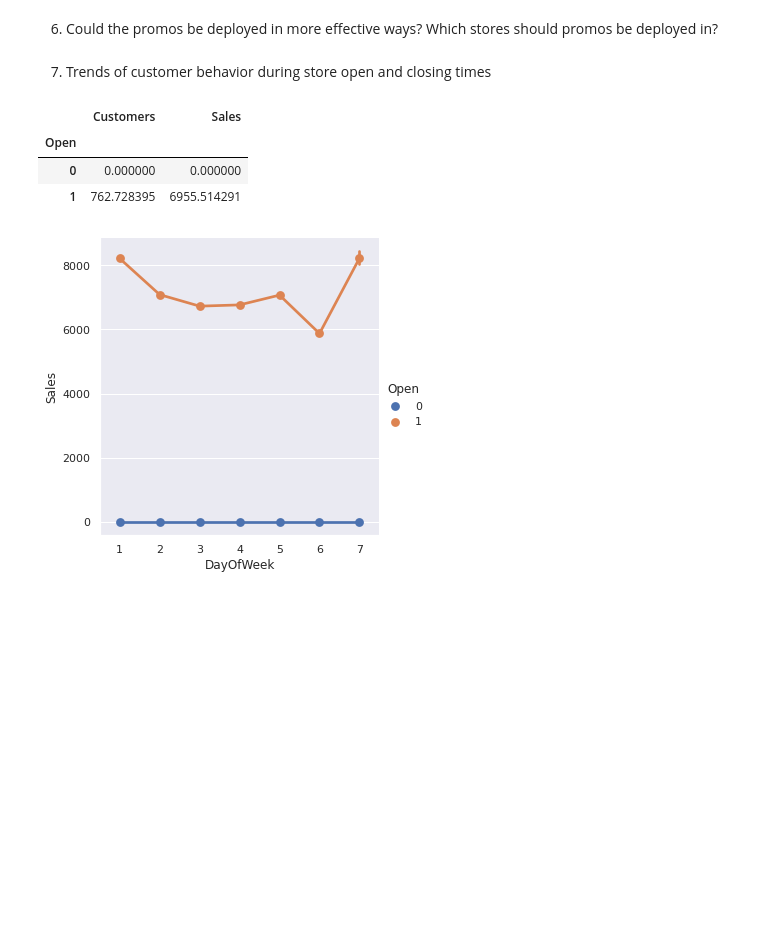
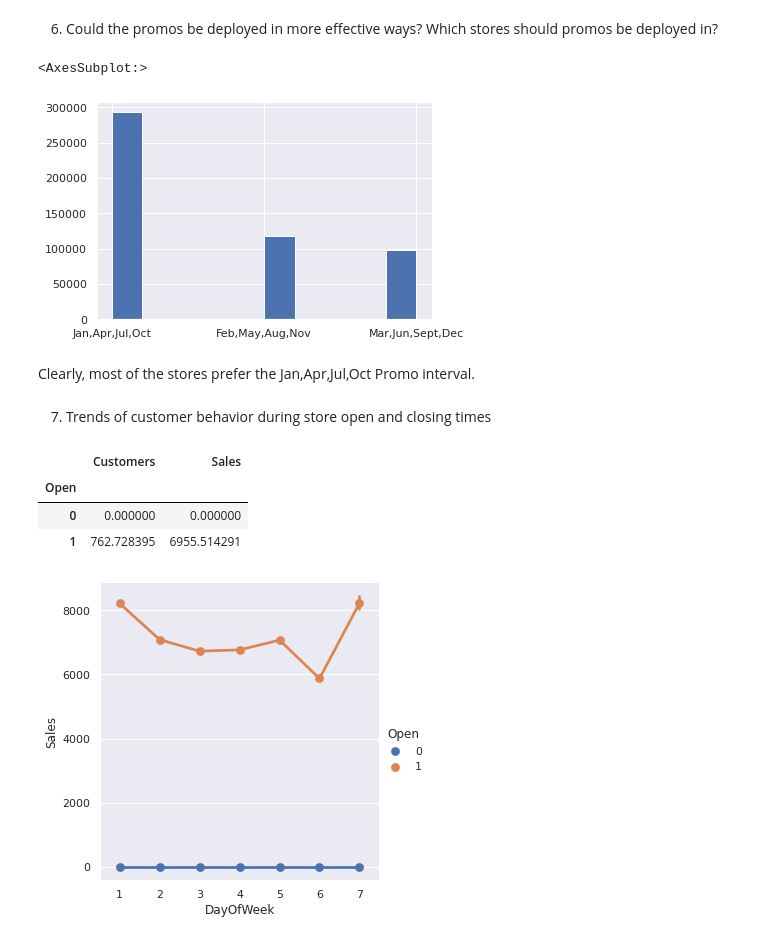
Before and after one commit to andyalex234/sales_forecasting, a Jupyter notebook: notebooks/eda.ipynb, the cells around one changed output. Saved outputs shown, nothing was run; the diff lists cells and outputs as text; code cells hidden in the pictures; blank space fills up the shorter version.

```diff
--- a/notebooks/eda.ipynb
+++ b/notebooks/eda.ipynb
@@ -227,5 +232,13 @@ train_df.loc[:, ['Sales','Promo']].corr()
 # %% [markdown]
 6. Could the promos be deployed in more effective ways? Which stores should promos be deployed in?
+# %%
+#PromoInterval
+train_df['PromoInterval'].hist()
+# %% [output]
+<AxesSubplot:>
+[figure, added]
+# %% [markdown]
+Clearly, most of the stores prefer the Jan,Apr,Jul,Oct Promo interval.
 # %% [markdown]
 7. Trends of customer behavior during store open and closing times
 # %%
```
Also changed, not shown: parts of 8 cells of this notebook, 7 other files.
